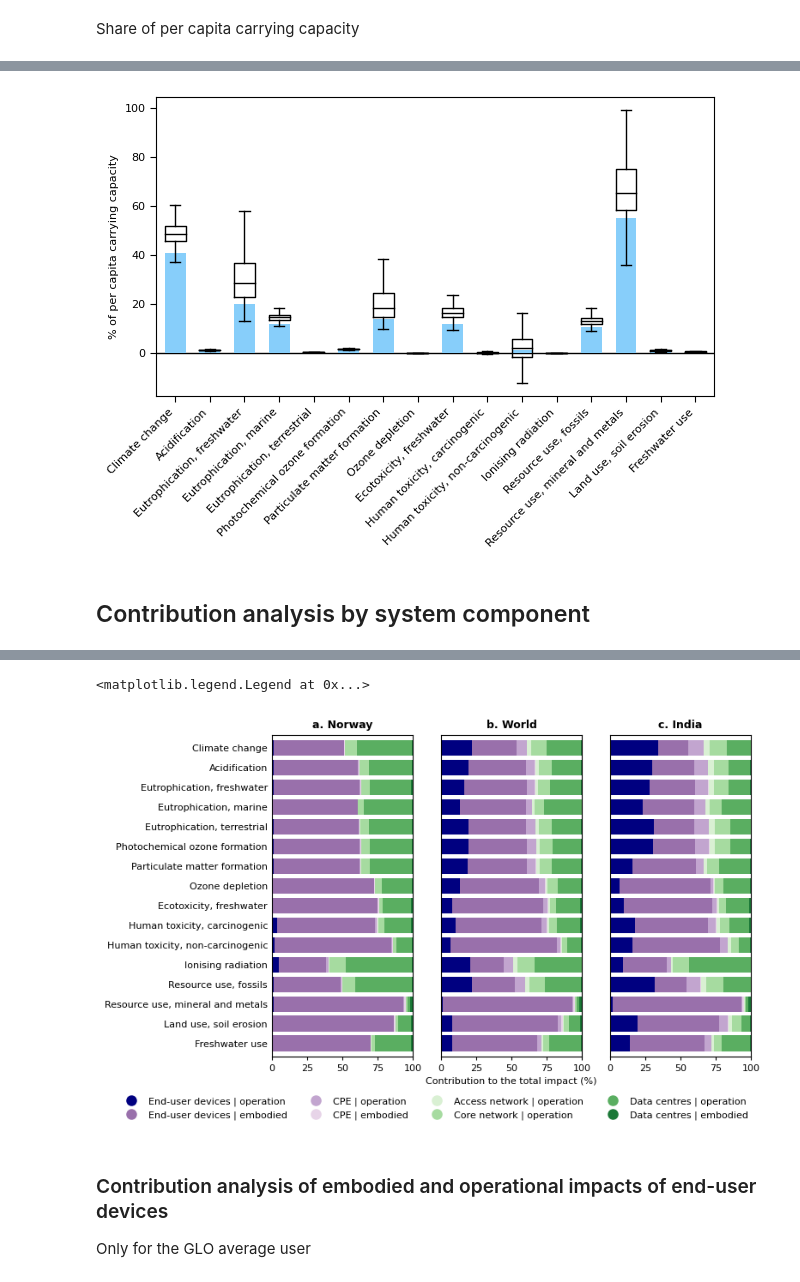
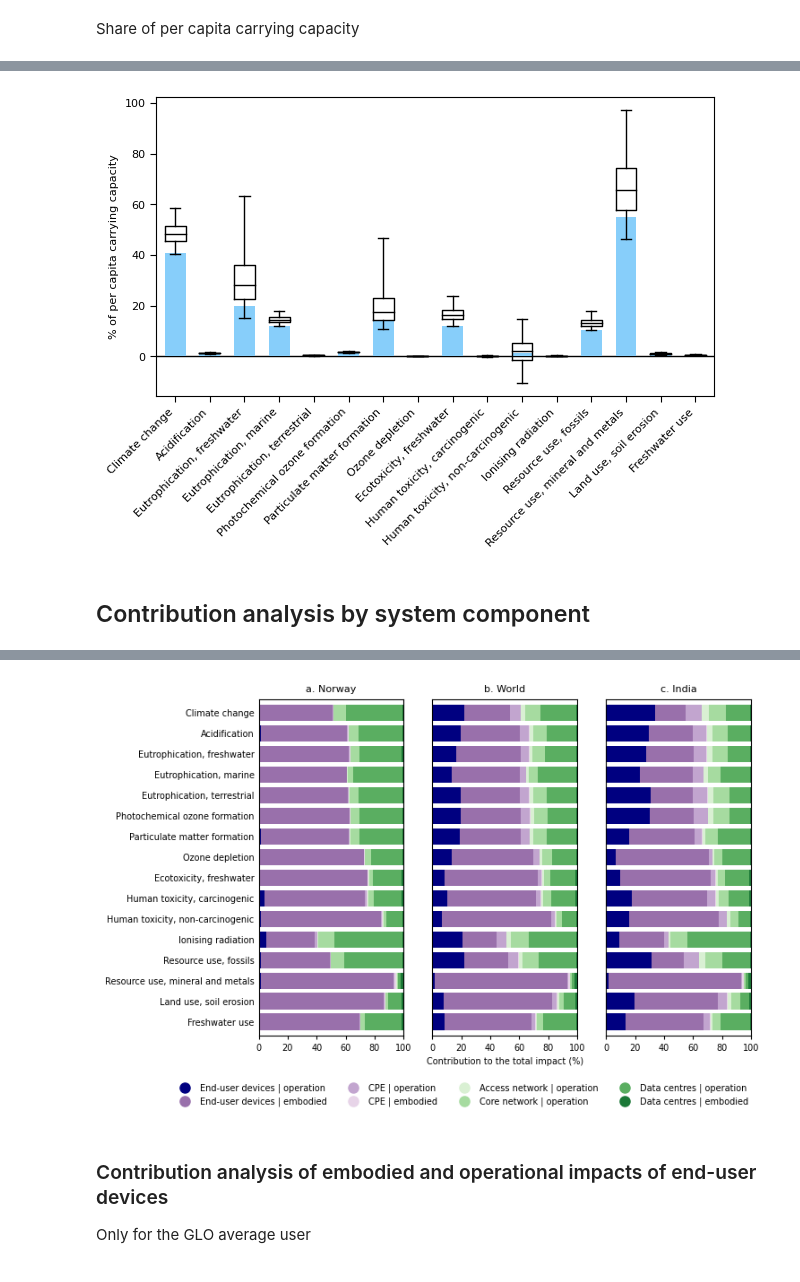
Before and after one commit to robyistrate/internet-environmental-footprint, a Jupyter notebook: notebooks/02_LCA_results_analysis.ipynb, the cells around one changed output, grey strips where cells are left out. Cells and saved outputs as stored; diff of their text form; code cells hidden in the pictures.

```diff
--- a/notebooks/02_LCA_results_analysis.ipynb
+++ b/notebooks/02_LCA_results_analysis.ipynb
@@ -136,28 +136,26 @@ system_color = ['navy',
                 '#1b7837']
 
 # Standards for figures format:
-# - length single column figure: 89 mm
+# - length single column figure: 88 mm
 # - length 1.5 column figure: 120-136 mm
-# - length 2 columns figure: 183 mm
+# - length 2 columns figure: 180 mm
 # - max. height figure : 247 mm
 
-fig_length = {1:   3.50394,    # 1 column
+fig_length = {1:   3.46457,    # 1 column
               1.5: 5.35433,    # 1.5 columns
-              2:   7.20472}    # 2 columns
+              2:   7.08661}    # 2 columns
 fig_height = 9.72441 # maxium height
-fontsize_title = 9
-fontsize_label = 8
-fontsize_legend = 8
-fontsize_axs = 8
+fontsize_title = 8
+fontsize_label = 7
+fontsize_legend = 7
+fontsize_axs = 7
 spineline_width = 0.6
 # %% [markdown]
 ## 1 Carbon footprint of digital content consumption
 # %%
 # Calculate current environmental impacts of digital content consumption for the 3 users in each location
-LCIA_users = lcia_per_user_and_loc(USERS,
-                                   LOCATIONS,
-                                   DBS['Digital content'],
-                                   LCIA_METHODS)
+LCIA_users = lcia_per_user_and_loc(
+    USERS, LOCATIONS, DBS['Digital content'], LCIA_METHODS)
 # %%
 # Only carbon footprint for each user and location
 carbon_footprint_loc = {
@@ -486,7 +481,7 @@ capprops = dict(color=box_color)
 # Monte Carlo simulation outputs
 axs.boxplot(MonteCarlo_PB_GLO.values(), positions=range(len(MonteCarlo_PB_GLO.keys())),
             showfliers=False, widths=width, boxprops=boxprops, whiskerprops=whiskerprops, capprops=capprops,
-            medianprops=medianprops)
+            medianprops=medianprops, whis=[2.5,97.5])
 
 # Deterministic results:
 MonteCarlo_stats_PB_GLO.T[['deterministic']].plot.bar(ax=axs, color='lightskyblue', width=width, legend=False)
@@ -501,7 +496,7 @@ axs.axhline(0, color='black', linestyle='-', linewidth=1, zorder=0)
 
 plt.savefig(Path(str(r"..\reports\submission") + '/SI_MonteCarlo_results.jpg'), dpi=600, bbox_inches='tight')
 # %% [output]
-[figure, old version]
+[figure, new version]
 # %% [markdown]
 ## Contribution analysis by system component
 # %%
@@ -552,40 +547,39 @@ for loc in locations_CA:
     ds_plot = pd.DataFrame(CA_system_medium_CH_GLO_IN[loc])
     ds_plot = (ds_plot.T * 100 / ds_plot.T.sum()).T
 
     ds_plot.iloc[1:].plot.barh(ax=axs[count_ax], stacked=True, width=width, fontsize=fontsize_axs,
                       lw=spineline_width, color=system_color, legend=False, zorder=2)
     axs[count_ax].invert_yaxis()
 
     axs[count_ax].tick_params(axis='y', which='major', direction='in', length=0, labelsize=fontsize_axs)
     axs[count_ax].tick_params(axis='x', which='major', direction='out', length=3, labelsize=fontsize_axs)
 
     axs[count_ax].set_xlim(0, 100)
 
     count_ax += 1
 
 axs[1].set_xlabel('Contribution to the total impact (%)', fontsize=fontsize_label)
 
-axs[0].set_title('a. Norway', fontweight='bold', loc='center', fontsize=fontsize_title)
-axs[1].set_title('b. World', fontweight='bold', loc='center', fontsize=fontsize_title)
-axs[2].set_title('c. India', fontweight='bold', loc='center', fontsize=fontsize_title)
+axs[0].set_title('a. Norway', loc='center', fontsize=fontsize_title)
+axs[1].set_title('b. World',  loc='center', fontsize=fontsize_title)
+axs[2].set_title('c. India', loc='center', fontsize=fontsize_title)
 
 patch_1 = Line2D([0], [0], color=system_color[0], label=INTERNET_COMPONENTS[0], ls='None', marker='o', ms=8)
 patch_2 = Line2D([0], [0], color=system_color[1], label=INTERNET_COMPONENTS[1], ls='None', marker='o', ms=8)
 patch_3 = Line2D([0], [0], color=system_color[2], label=INTERNET_COMPONENTS[2], ls='None', marker='o', ms=8)
 patch_4 = Line2D([0], [0], color=system_color[3], label=INTERNET_COMPONENTS[3], ls='None', marker='o', ms=8)
 patch_5 = Line2D([0], [0], color=system_color[4], label=INTERNET_COMPONENTS[4], ls='None', marker='o', ms=8)
 patch_6 = Line2D([0], [0], color=system_color[5], label=INTERNET_COMPONENTS[5], ls='None', marker='o', ms=8)
 patch_7 = Line2D([0], [0], color=system_color[6], label=INTERNET_COMPONENTS[6], ls='None', marker='o', ms=8)
 patch_8 = Line2D([0], [0], color=system_color[7], label=INTERNET_COMPONENTS[7], ls='None', marker='o', ms=8)
 
 axs[1].legend(handles=[patch_1, patch_2, patch_3, patch_4, patch_5, patch_6, patch_7, patch_8],
-              bbox_to_anchor=(2.24,-0.1), ncol=4, frameon=False, edgecolor='black',
+              bbox_to_anchor=(2.24,-0.12), ncol=4, frameon=False, edgecolor='black',
               facecolor='White', fontsize=fontsize_legend)
 
-#plt.savefig(Path(str(r"..\reports\submission") + '/fig_3.jpg'), dpi=600, bbox_inches='tight')
+plt.savefig(Path(str(r"..\reports\submission") + '/fig_3.pdf'), dpi=600, bbox_inches='tight')
 # %% [output]
-<matplotlib.legend.Legend at 0x...>
-[figure, old version]
+[figure, new version]
 # %% [markdown]
 ### Contribution analysis of embodied and operational impacts of end-user devices
 
```
Also changed, not shown: parts of 9 cells of this notebook, 8 other files.
